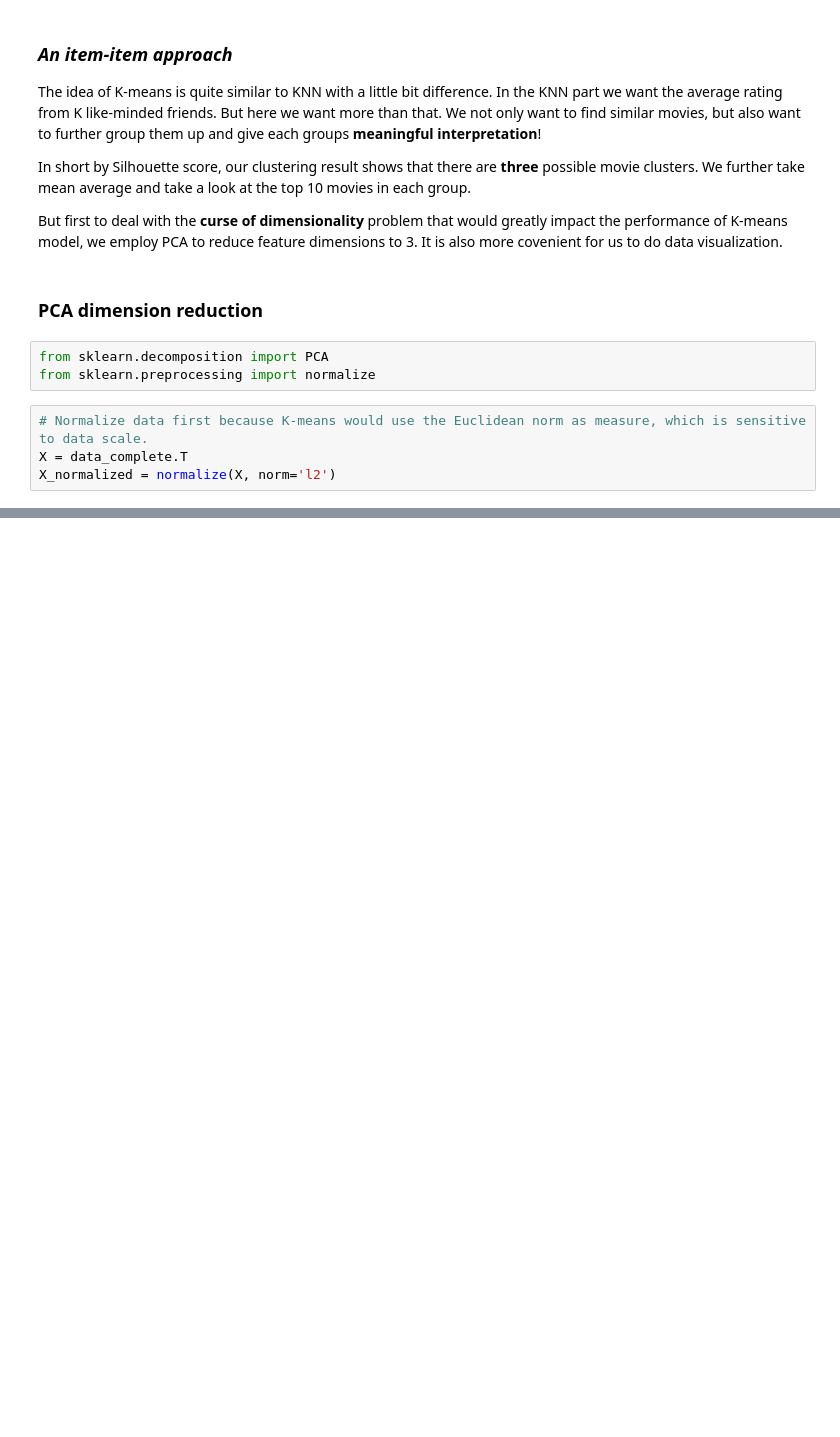
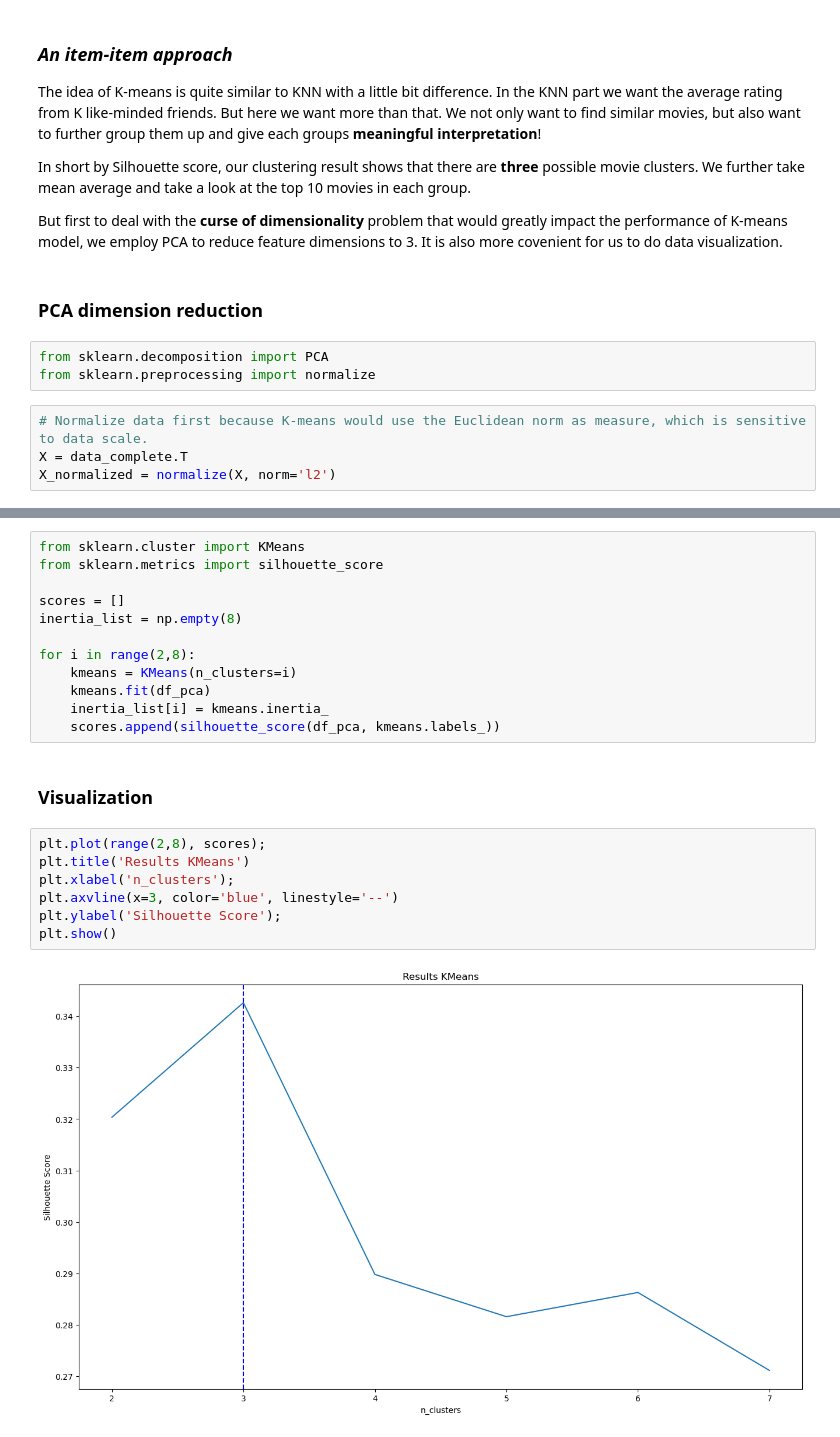
Before and after one commit to NuoLeiNYU/movie-recommendation-system, a Jupyter notebook: movie_recommender_analysis.ipynb, the cells around one changed output, grey strips where cells are left out. Cells and saved outputs as stored; diff of their text form; blank space fills up the shorter version.

```diff
--- a/movie_recommender_analysis.ipynb
+++ b/movie_recommender_analysis.ipynb
@@ -223,0 +247,23 @@ ps.head()
+# %%
+from sklearn.cluster import KMeans
+from sklearn.metrics import silhouette_score
+
+scores = []
+inertia_list = np.empty(8)
+
+for i in range(2,8):
+    kmeans = KMeans(n_clusters=i)
+    kmeans.fit(df_pca)
+    inertia_list[i] = kmeans.inertia_
+    scores.append(silhouette_score(df_pca, kmeans.labels_))
+# %% [markdown]
+### Visualization
+# %%
+plt.plot(range(2,8), scores);
+plt.title('Results KMeans')
+plt.xlabel('n_clusters');
+plt.axvline(x=3, color='blue', linestyle='--')
+plt.ylabel('Silhouette Score');
+plt.show()
+# %% [output]
+[figure, added]
```
Also changed, not shown: parts of 20 cells of this notebook.
